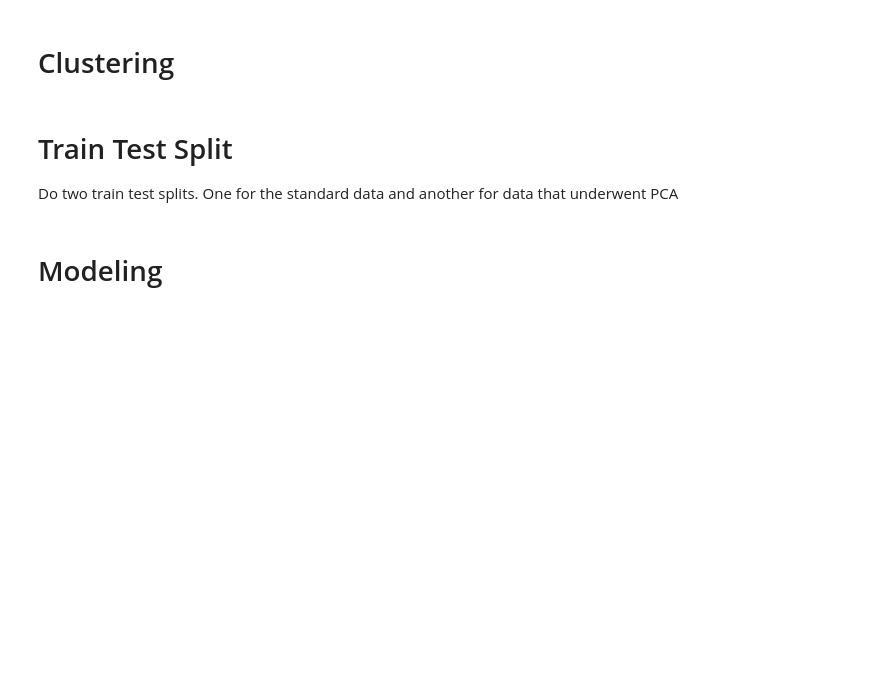
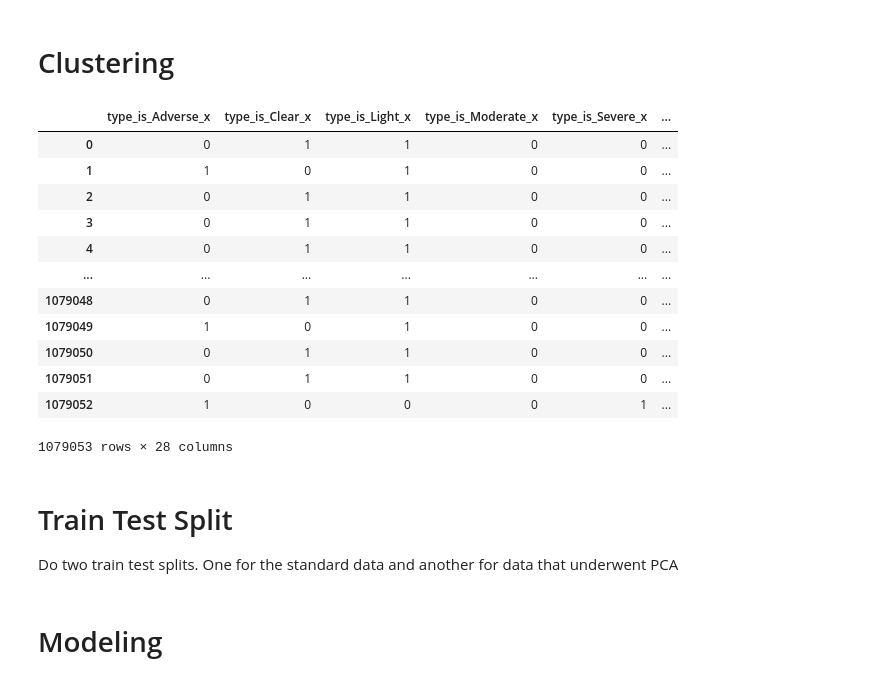
Before and after one commit to bernpb/Flight_Delay_Prediction, a Jupyter notebook: bern_modeling.ipynb, the cells around one changed output. Saved outputs shown, nothing was run; the diff lists cells and outputs as text; code cells hidden in the pictures; blank space fills up the shorter version.

```diff
--- a/bern_modeling.ipynb
+++ b/bern_modeling.ipynb
@@ -359,3 +374,19 @@ array([21.92669832, 14.80806764,  9.84255854,  8.64519606,  7.78461929,
+# %%
+data_train
+# %% [output]
+|  | type_is_Adverse_x | type_is_Clear_x | type_is_Light_x | type_is_Moderate_x | type_is_Severe_x | ... |
+| 0 | 0 | 1 | 1 | 0 | 0 | ... |
+| 1 | 1 | 0 | 1 | 0 | 0 | ... |
+| 2 | 0 | 1 | 1 | 0 | 0 | ... |
+| 3 | 0 | 1 | 1 | 0 | 0 | ... |
+| 4 | 0 | 1 | 1 | 0 | 0 | ... |
+| ... | ... | ... | ... | ... | ... | ... |
+| 1079048 | 0 | 1 | 1 | 0 | 0 | ... |
+| 1079049 | 1 | 0 | 1 | 0 | 0 | ... |
+| 1079050 | 0 | 1 | 1 | 0 | 0 | ... |
+| 1079051 | 0 | 1 | 1 | 0 | 0 | ... |
+| 1079052 | 1 | 0 | 0 | 0 | 1 | ... |
+1079053 rows × 28 columns
 # %% [markdown]
 # Train Test Split
 
```
Also changed, not shown: parts of 48 cells of this notebook.
